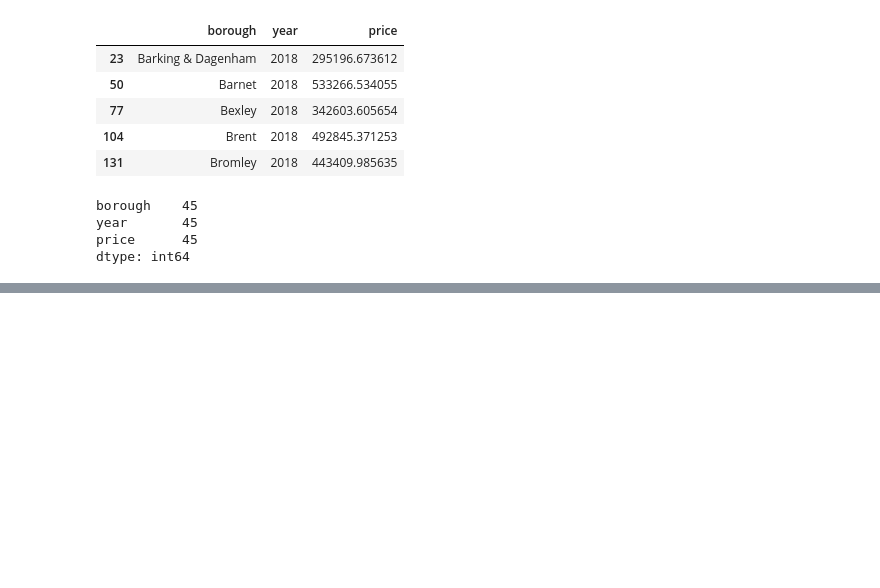
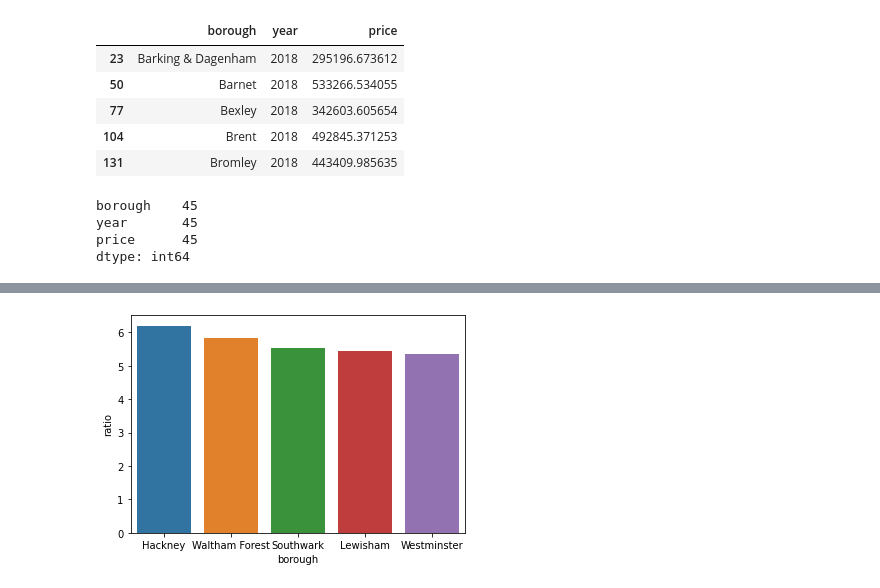
Before and after one commit to Jesszyli/Springboard, a Jupyter notebook: Unit4/London1.ipynb, the cells around one changed output, grey strips where cells are left out. Saved outputs shown, nothing was run; the diff lists cells and outputs as text; code cells hidden in the pictures; blank space fills up the shorter version.

```diff
--- a/Unit4/London1.ipynb
+++ b/Unit4/London1.ipynb
@@ -244,3 +226,3 @@ array(['Barking & Dagenham', 'Barnet', 'Bexley', 'Brent', 'Bromley',
 # %%
-all_borough={}
-for i in prp_2018['borough']:
+all_borough=prp_2018['borough'].unique()
+all_borough
@@ -246,0 +246,6 @@ for i in prp_2018['borough']:
+# %%
+br_avg_p={}
+for br in all_borough:
+    all_br_pr= price_ratio(br)
+    br_avg_p[br]= all_br_pr
+br_avg_p
@@ -246,0 +270,3 @@ for i in prp_2018['borough']:
+# %%
+all_br_ratio = pd.DataFrame(br_avg_p.items(),columns = ['borough', 'ratio'])
+all_br_ratio
@@ -246,0 +291,3 @@ for i in prp_2018['borough']:
+# %%
+top5_avg_inc=all_br_ratio.sort_values(by='ratio', ascending = False).head()
+top5_avg_inc
@@ -246,0 +301,5 @@ for i in prp_2018['borough']:
+# %%
+import seaborn as sns
+ax = sns.barplot(x="borough", y="ratio", data=top5_avg_inc)
+# %% [output]
+[figure, added]
```
Also changed, not shown: parts of 12 cells of this notebook.
